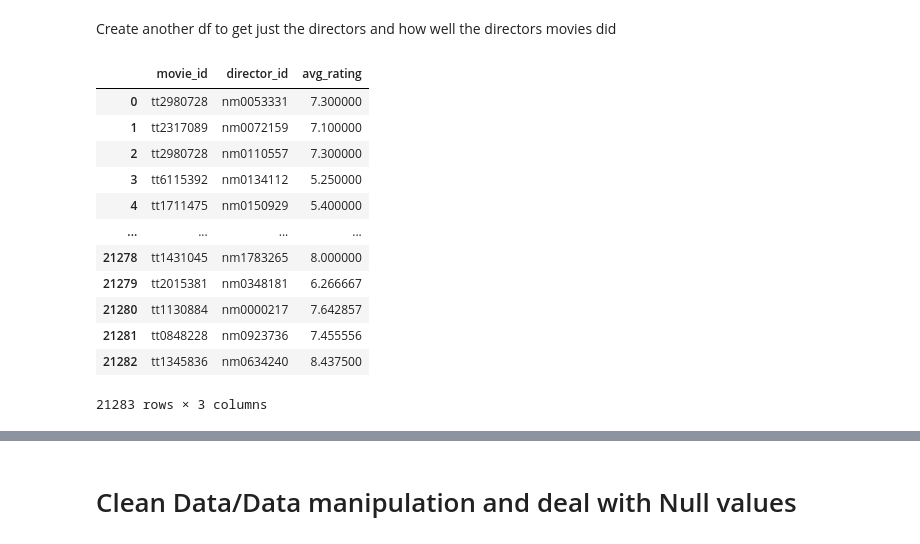
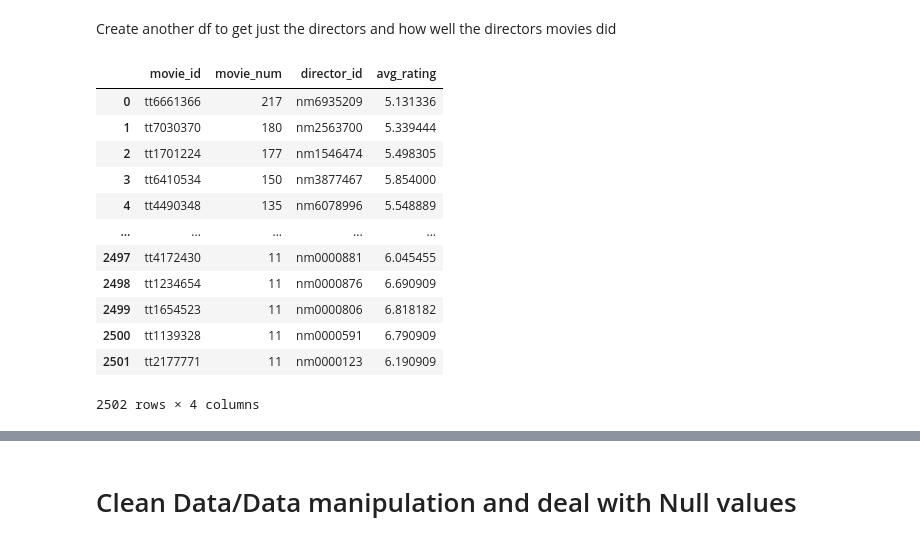
Before and after one commit to Jhuue/Flatiron-Capstone1, a Jupyter notebook: Nikhilnotebook.ipynb, the cells around one changed output, grey strips where cells are left out. Saved outputs shown, nothing was run; the diff lists cells and outputs as text; code cells hidden in the pictures.

```diff
--- a/Nikhilnotebook.ipynb
+++ b/Nikhilnotebook.ipynb
@@ -110,19 +110,19 @@ Create another df to get just the directors and how well the directors movies di
 # %%
 #df_directors=pd.read_sql('Select DISTINCT directors.movie_id,directors.person_id as director_id,movie_basics.primary_title,movie_basics.original_title,movie_basics.start_year,movie_basics.runtime_minutes,movie_basics.genres,movie_ratings.averagerating,movie_ratings.numvotes from movie_basics join movie_ratings Using(movie_id) join directors Using(movie_id) Where numvotes>100 AND runtime_minutes<400 Order By numvotes', conn)
 #df_directors
-df_directors=pd.read_sql('Select DISTINCT directors.movie_id,directors.person_id as director_id,AVG(movie_ratings.averagerating) as avg_rating from movie_ratings join directors Using(movie_id) Where numvotes>100 Group By director_id Order By numvotes', conn)
+df_directors=pd.read_sql('Select DISTINCT directors.movie_id,Count(*) as movie_num,directors.person_id as director_id,AVG(movie_ratings.averagerating) as avg_rating from movie_ratings join directors Using(movie_id) Group By director_id Having movie_num > 10 Order By movie_num DESC ', conn)
 df_directors
 # %% [output]
-|  | movie_id | director_id | avg_rating |
-| 0 | tt2980728 | nm0053331 | 7.300000 |
-| 1 | tt2317089 | nm0072159 | 7.100000 |
-| 2 | tt2980728 | nm0110557 | 7.300000 |
-| 3 | tt6115392 | nm0134112 | 5.250000 |
-| 4 | tt1711475 | nm0150929 | 5.400000 |
-| ... | ... | ... | ... |
-| 21278 | tt1431045 | nm1783265 | 8.000000 |
-| 21279 | tt2015381 | nm0348181 | 6.266667 |
-| 21280 | tt1130884 | nm0000217 | 7.642857 |
-| 21281 | tt0848228 | nm0923736 | 7.455556 |
-| 21282 | tt1345836 | nm0634240 | 8.437500 |
+|  | movie_id | movie_num | director_id | avg_rating |
+| 0 | tt6661366 | 217 | nm6935209 | 5.131336 |
+| 1 | tt7030370 | 180 | nm2563700 | 5.339444 |
+| 2 | tt1701224 | 177 | nm1546474 | 5.498305 |
+| 3 | tt6410534 | 150 | nm3877467 | 5.854000 |
+| 4 | tt4490348 | 135 | nm6078996 | 5.548889 |
+| ... | ... | ... | ... | ... |
+| 2497 | tt4172430 | 11 | nm0000881 | 6.045455 |
+| 2498 | tt1234654 | 11 | nm0000876 | 6.690909 |
+| 2499 | tt1654523 | 11 | nm0000806 | 6.818182 |
+| 2500 | tt1139328 | 11 | nm0000591 | 6.790909 |
+| 2501 | tt2177771 | 11 | nm0000123 | 6.190909 |
-21283 rows × 3 columns
+2502 rows × 4 columns
```
Also changed, not shown: parts of 17 cells of this notebook.
